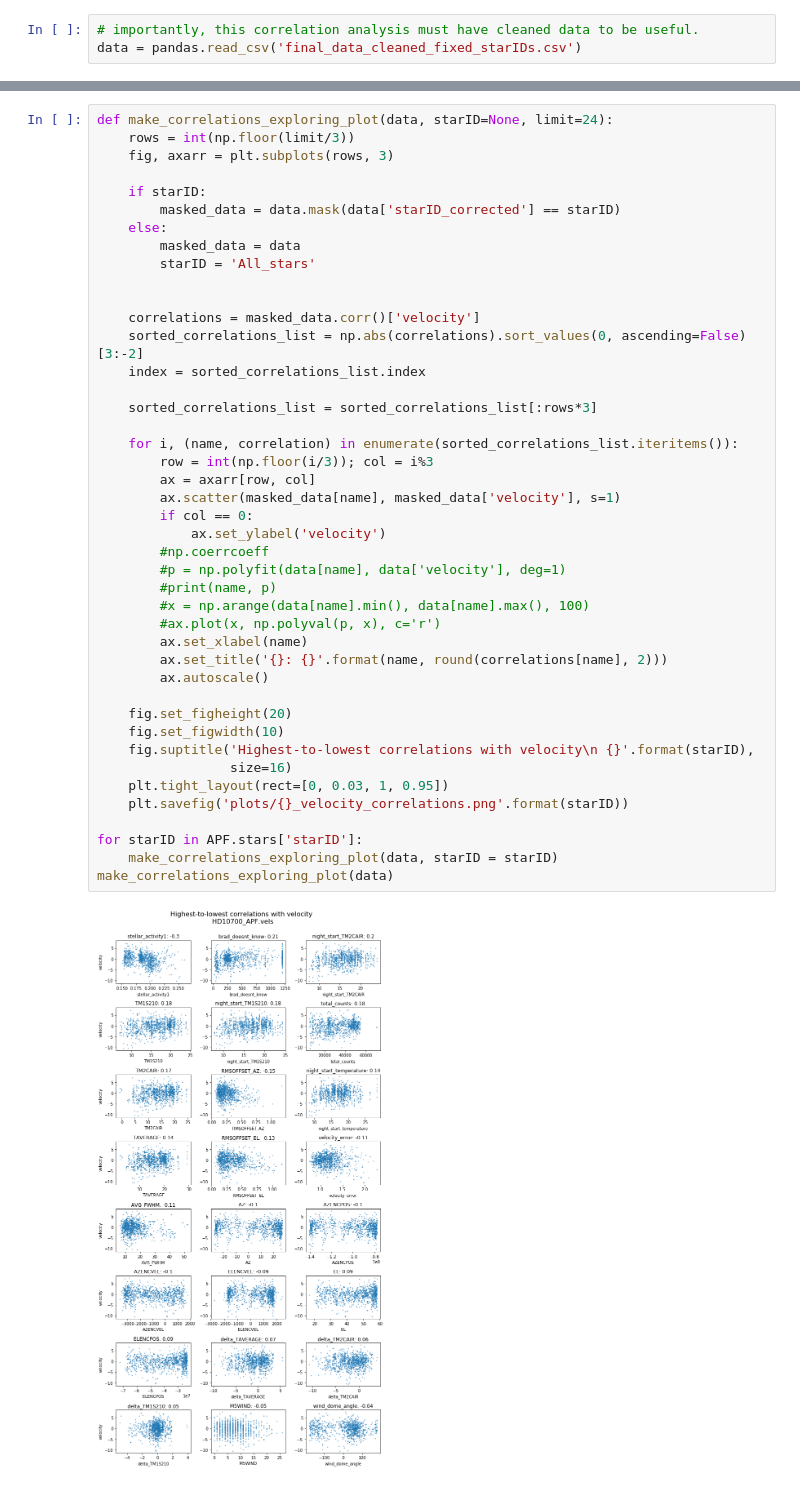
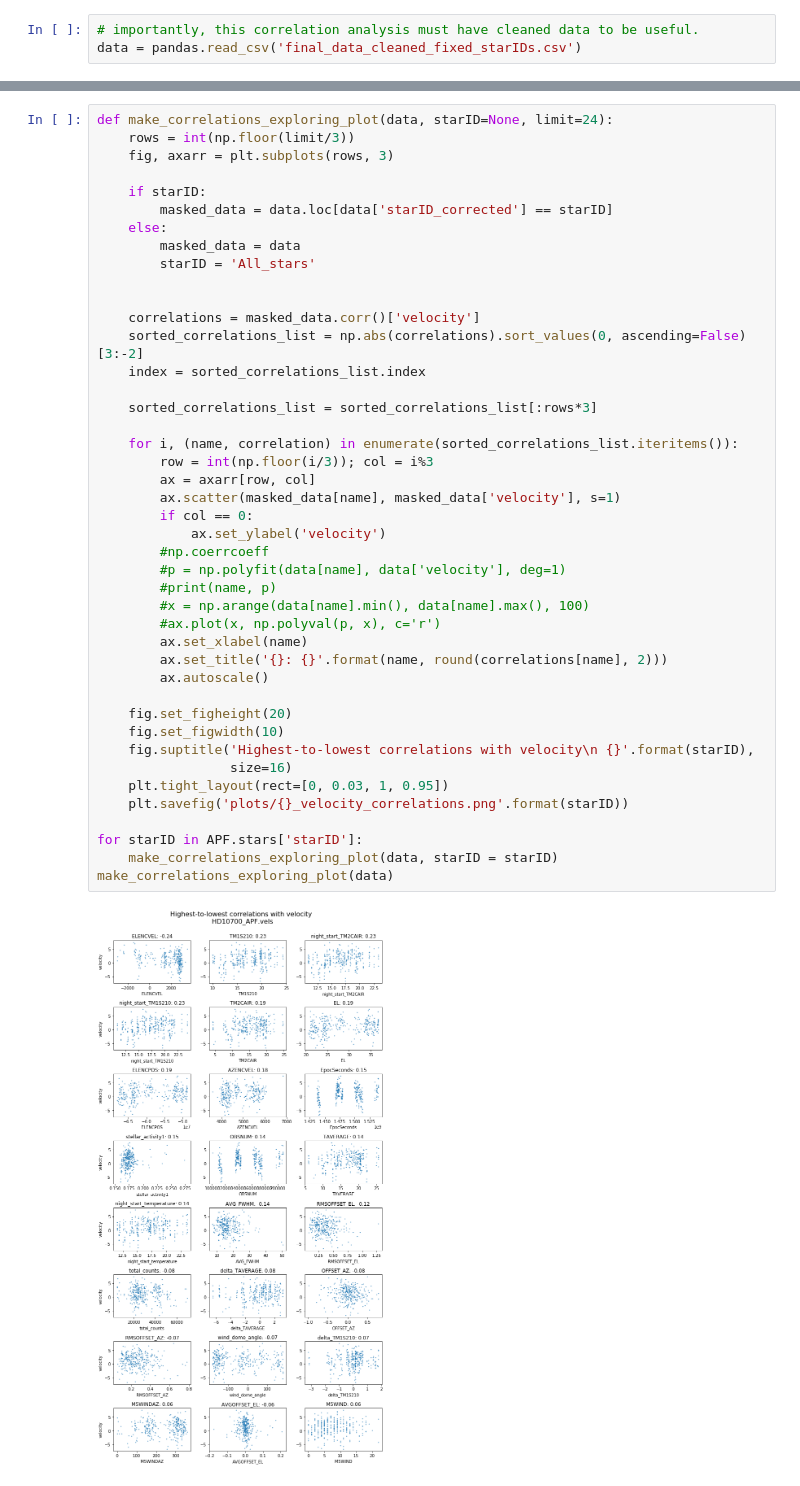
Before and after one commit to adeich/APF_telescope_behavior_study, a Jupyter notebook: 03 Exploring 1-1 correlations with velocity.ipynb, the cells around one changed output, grey strips where cells are left out. Drawn from its saved outputs; the diff is of its cells as text.

Commit message:
Rebuilt the simple correlation plots after fixing star IDs.

```diff
--- a/03 Exploring 1-1 correlations with velocity.ipynb
+++ b/03 Exploring 1-1 correlations with velocity.ipynb
@@ -37,7 +39,7 @@ def make_correlations_exploring_plot(data, starID=None, limit=24):
     fig, axarr = plt.subplots(rows, 3)
 
     if starID:
-        masked_data = data.mask(data['starID_corrected'] == starID)
+        masked_data = data.loc[data['starID_corrected'] == starID]
     else:
         masked_data = data
         starID = 'All_stars'
@@ -48,31 +50,31 @@ def make_correlations_exploring_plot(data, starID=None, limit=24):
     index = sorted_correlations_list.index
 
     sorted_correlations_list = sorted_correlations_list[:rows*3]
 
     for i, (name, correlation) in enumerate(sorted_correlations_list.iteritems()):
         row = int(np.floor(i/3)); col = i%3
         ax = axarr[row, col]
         ax.scatter(masked_data[name], masked_data['velocity'], s=1)
         if col == 0:
             ax.set_ylabel('velocity')
         #np.coerrcoeff
         #p = np.polyfit(data[name], data['velocity'], deg=1)
         #print(name, p)
         #x = np.arange(data[name].min(), data[name].max(), 100)
         #ax.plot(x, np.polyval(p, x), c='r')
         ax.set_xlabel(name)
         ax.set_title('{}: {}'.format(name, round(correlations[name], 2)))
         ax.autoscale()
 
     fig.set_figheight(20)
     fig.set_figwidth(10)
     fig.suptitle('Highest-to-lowest correlations with velocity\n {}'.format(starID),
                  size=16)
     plt.tight_layout(rect=[0, 0.03, 1, 0.95])
     plt.savefig('plots/{}_velocity_correlations.png'.format(starID))
 
 for starID in APF.stars['starID']:
     make_correlations_exploring_plot(data, starID = starID)
 make_correlations_exploring_plot(data)
 # %% [output]
-[figure, old version]
+[figure, new version]
```
Also changed, not shown: parts of 2 cells of this notebook.
